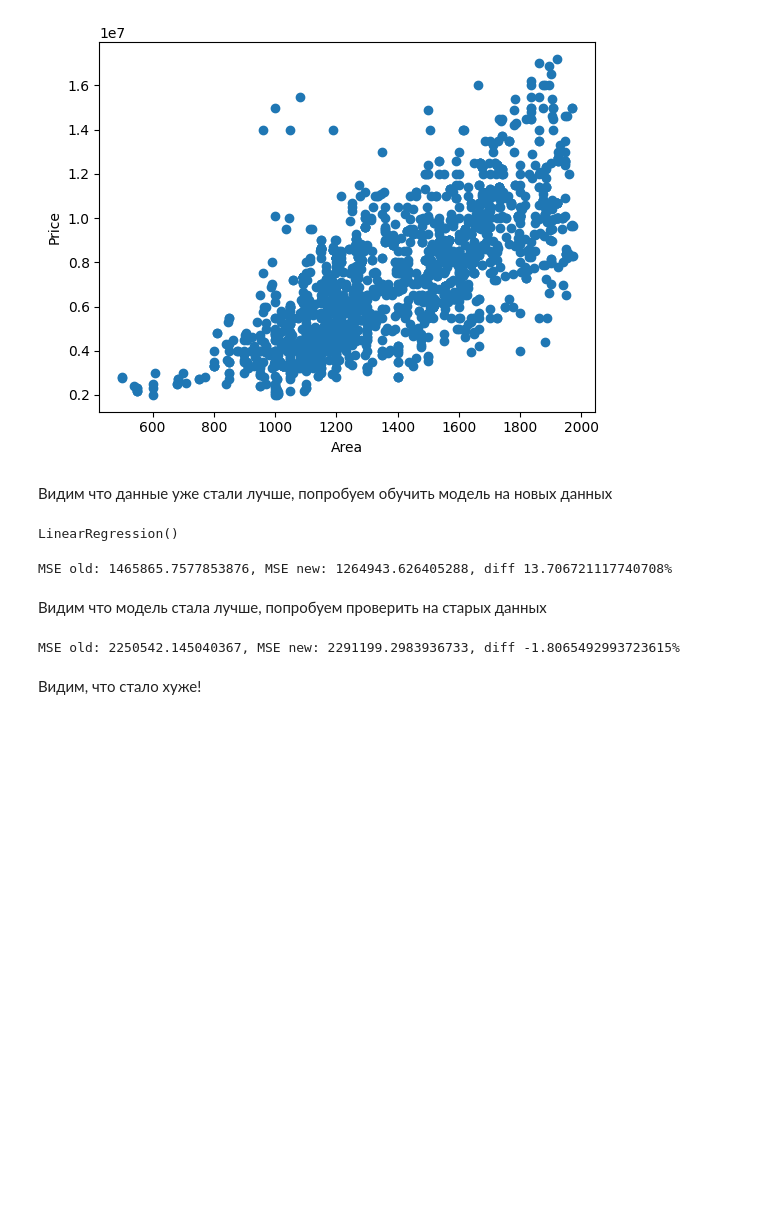
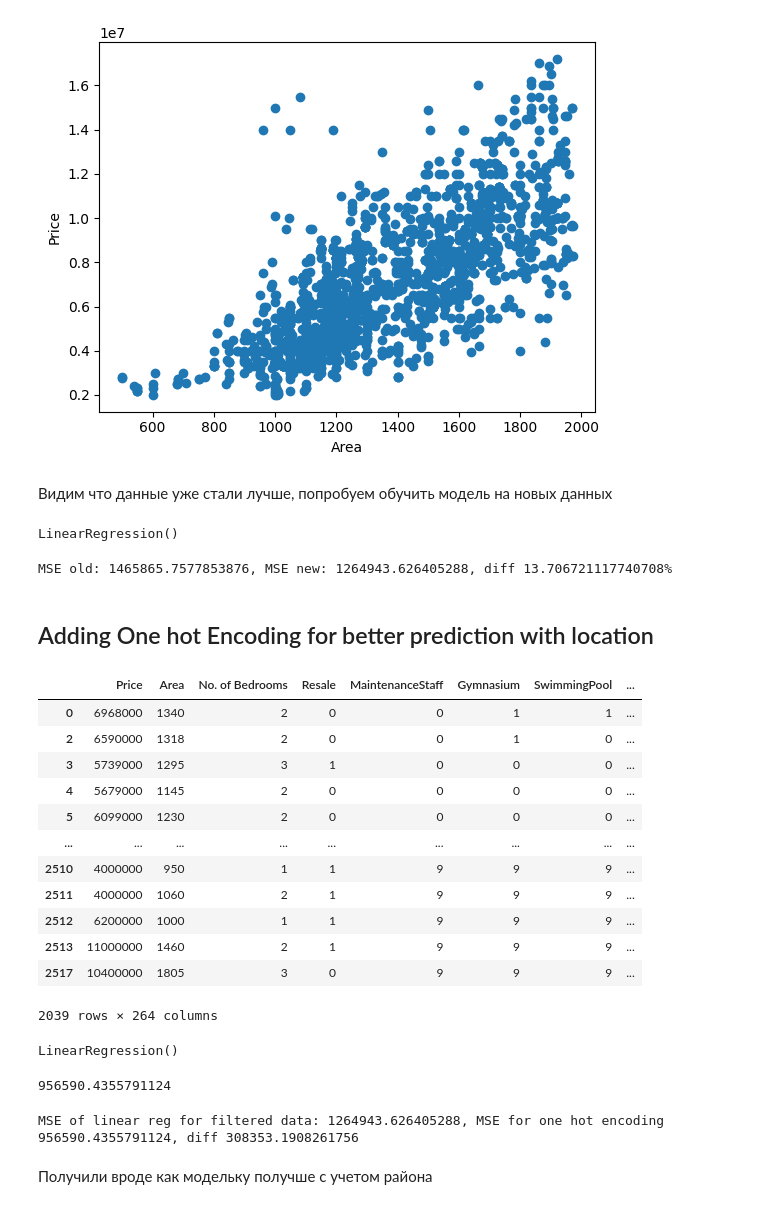
Before and after one commit to Niix3/Groking, a Jupyter notebook: Chapter_03_Linear_Regression/House_price_predictions.ipynb, the cells around one changed output. Cells and saved outputs as stored; diff of their text form; code cells hidden in the pictures; blank space fills up the shorter version.

Commit message:
Added one hot encoding for feature 'Location'

```diff
--- a/Chapter_03_Linear_Regression/House_price_predictions.ipynb
+++ b/Chapter_03_Linear_Regression/House_price_predictions.ipynb
@@ -147,13 +147,22 @@ MSE_new = sk.metrics.mean_absolute_error(test_y, simple_model_new.predict(test_x
 print(f"MSE old: {MSE_old}, MSE new: {MSE_new}, diff {(MSE_old - MSE_new) / MSE_old * 100}%")
 # %% [output]
 MSE old: 1465865.7577853876, MSE new: 1264943.626405288, diff 13.706721117740708%
-# %% [markdown]
-Видим что модель стала лучше, попробуем проверить на старых данных
-# %%
-MSE_old = sk.metrics.mean_absolute_error(data['Price'], simple_model.predict(data[features]))
-MSE_new = sk.metrics.mean_absolute_error(data['Price'], simple_model_new.predict(data[features]))
-print(f"MSE old: {MSE_old}, MSE new: {MSE_new}, diff {(MSE_old - MSE_new) / MSE_old * 100}%")
-# %% [output]
-MSE old: 2250542.145040367, MSE new: 2291199.2983936733, diff -1.8065492993723615%
-# %% [markdown]
-Видим, что стало хуже!
+# %% [markdown]
+## Adding One hot Encoding for better prediction with location
+# %%
+filtered_data = pd.get_dummies(filtered_data,prefix=["Area"])
+filtered_data
+# %% [output]
+|  | Price | Area | No. of Bedrooms | Resale | MaintenanceStaff | Gymnasium | SwimmingPool | ... |
+| 0 | 6968000 | 1340 | 2 | 0 | 0 | 1 | 1 | ... |
+| 2 | 6590000 | 1318 | 2 | 0 | 0 | 1 | 0 | ... |
+| 3 | 5739000 | 1295 | 3 | 1 | 0 | 0 | 0 | ... |
+| 4 | 5679000 | 1145 | 2 | 0 | 0 | 0 | 0 | ... |
+| 5 | 6099000 | 1230 | 2 | 0 | 0 | 0 | 0 | ... |
+| ... | ... | ... | ... | ... | ... | ... | ... | ... |
+| 2510 | 4000000 | 950 | 1 | 1 | 9 | 9 | 9 | ... |
+| 2511 | 4000000 | 1060 | 2 | 1 | 9 | 9 | 9 | ... |
+| 2512 | 6200000 | 1000 | 1 | 1 | 9 | 9 | 9 | ... |
+| 2513 | 11000000 | 1460 | 2 | 1 | 9 | 9 | 9 | ... |
+| 2517 | 10400000 | 1805 | 3 | 0 | 9 | 9 | 9 | ... |
+2039 rows × 264 columns
@@ -159,0 +174,17 @@ MSE old: 2250542.145040367, MSE new: 2291199.2983936733, diff -1.806549299372361
+# %%
+
+super_new_model.fit(train_x, train_y)
+# %% [output]
+LinearRegression()
+# %%
+prediction = super_new_model.predict(test_x)
+MSE = sk.metrics.mean_absolute_error(test_y, prediction)
+print(MSE)
+# %% [output]
+956590.4355791124
+# %%
+print(f"MSE of linear reg for filtered data: {MSE_new}, MSE for one hot encoding {MSE}, diff {MSE_new - MSE}")
+# %% [output]
+MSE of linear reg for filtered data: 1264943.626405288, MSE for one hot encoding 956590.4355791124, diff 308353.1908261756
+# %% [markdown]
+Получили вроде как модельку получше с учетом района
```
Also changed, not shown: parts of 1 cell of this notebook.
